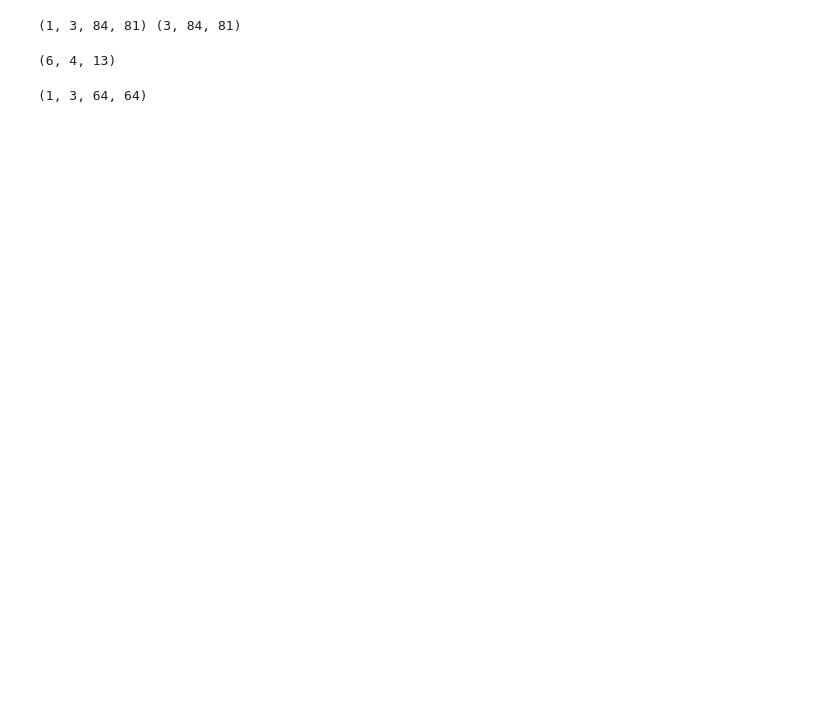
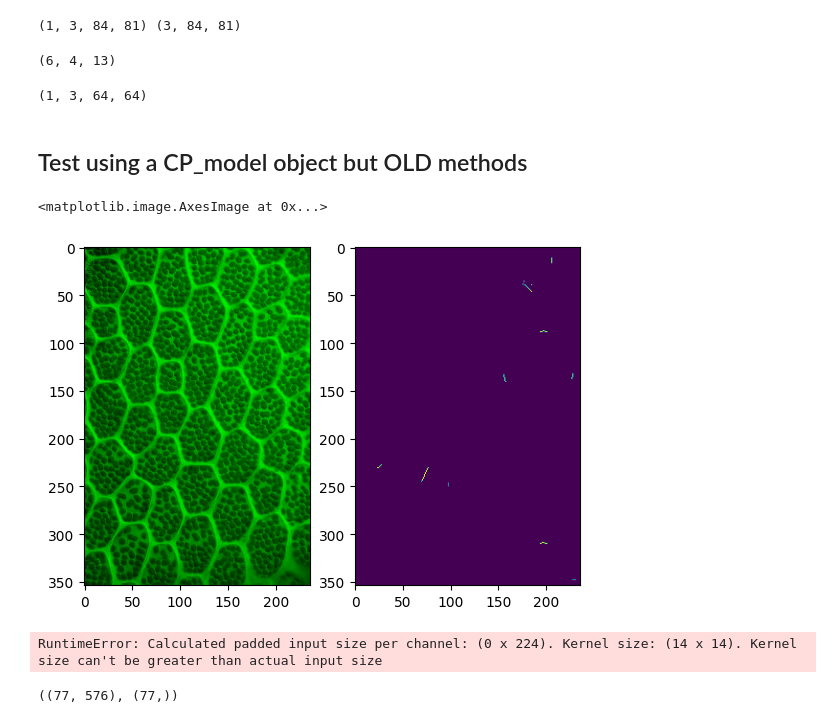
Before and after one commit to guiwitz/napari-convpaint, a Jupyter notebook: src/napari_convpaint/rs_testing.ipynb, the cells around one changed output. Saved outputs shown, nothing was run; the diff lists cells and outputs as text; code cells hidden in the pictures; blank space fills up the shorter version.

Commit message:
add test images, update test script

```diff
--- a/src/napari_convpaint/rs_testing.ipynb
+++ b/src/napari_convpaint/rs_testing.ipynb
@@ -154,3 +156,5 @@ cp_model.pre_process_list([img])[0].shape
 cp_model.pre_process_stack(img).shape
 # %% [output]
 (1, 3, 64, 64)
+# %% [markdown]
+## Test using a CP_model object but OLD methods
@@ -156,0 +163,10 @@ cp_model.pre_process_stack(img).shape
+# %%
+img = np.array(Image.open("400_img.png"))
+annot = np.array(Image.open("400_scribbles_all_00100_a.png"))
+# %%
+fig, ax = plt.subplots(1, 2)
+ax[0].imshow(img)
+ax[1].imshow(annot)
+# %% [output]
+<matplotlib.image.AxesImage at 0x...>
+[figure, added]
@@ -156,0 +175,8 @@ cp_model.pre_process_stack(img).shape
+# %%
+f, t = cpm.get_features_current_layers(img, annot)
+# %% [output]
+RuntimeError: Calculated padded input size per channel: (0 x 224). Kernel size: (14 x 14). Kernel size can't be greater than actual input size
+# %%
+np.array(f).shape, np.array(t).shape
+# %% [output]
+((77, 576), (77,))
```
Also changed, not shown: parts of 27 cells of this notebook, 2 other files.
